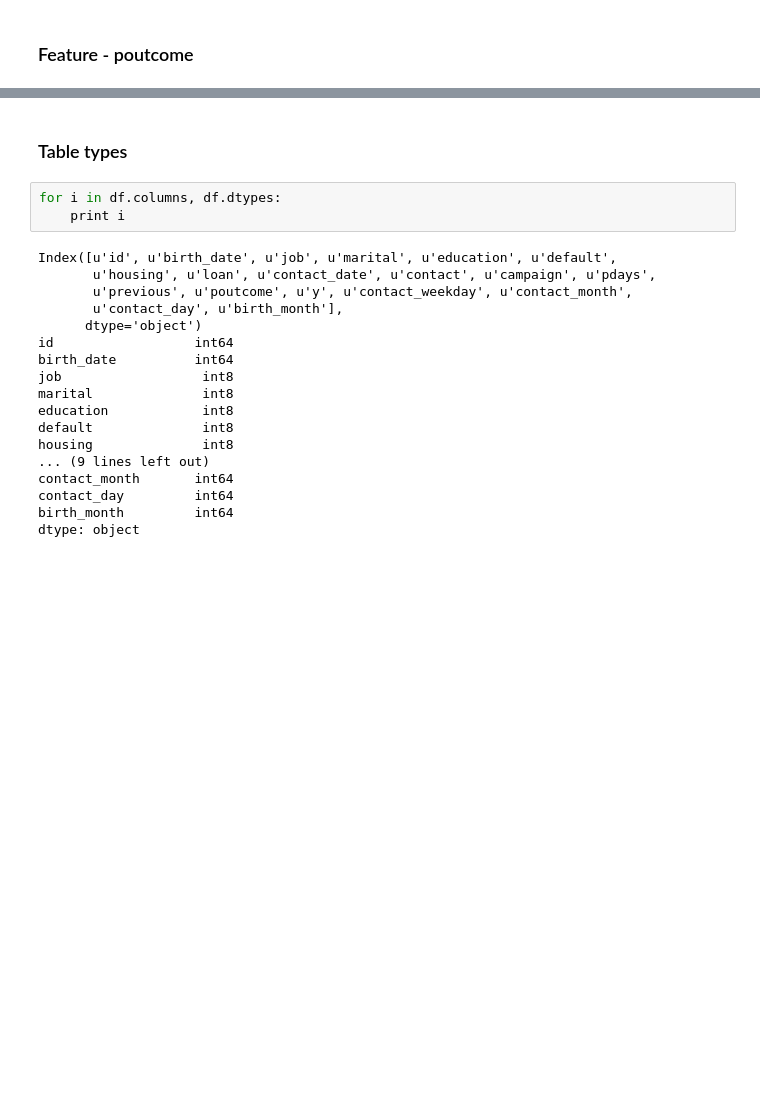
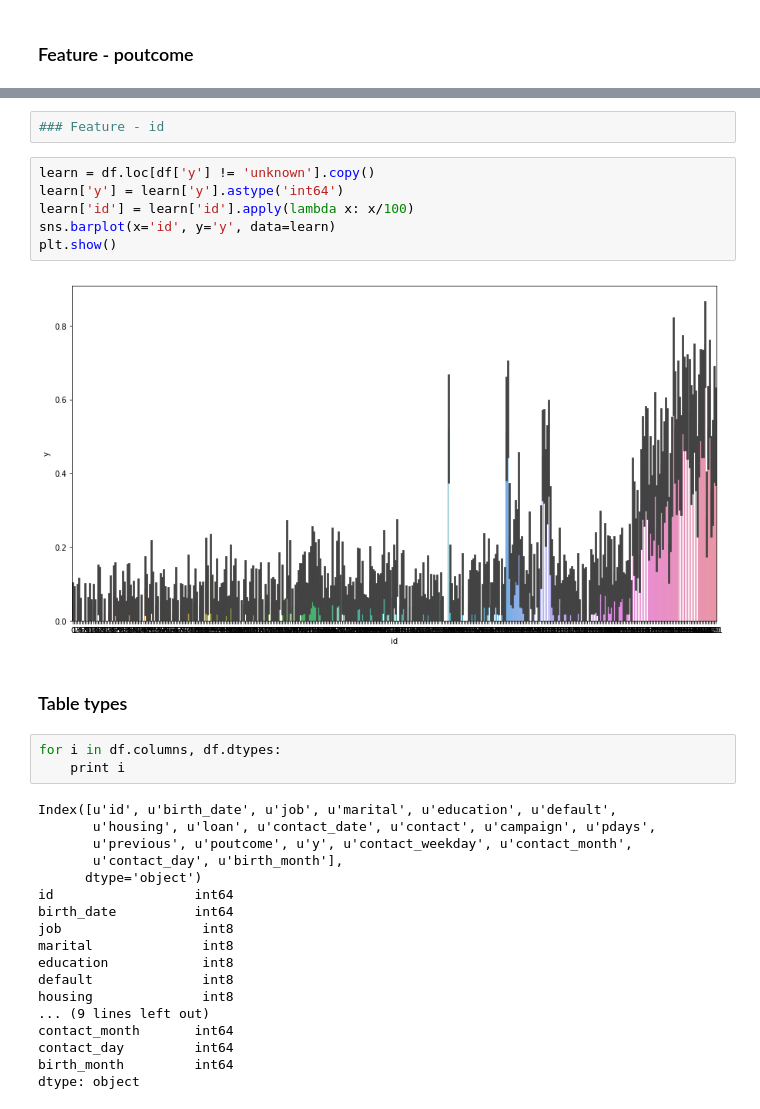
Before and after one commit to destruktiw/JNP3-1, a Jupyter notebook: Solution.ipynb, the cells around one changed output, grey strips where cells are left out. Saved outputs shown, nothing was run; the diff lists cells and outputs as text; blank space fills up the shorter version.

```diff
--- a/Solution.ipynb
+++ b/Solution.ipynb
@@ -210,3 +219,13 @@ df['poutcome'] = df.poutcome.astype('category').cat.codes
+# %%
+### Feature - id
+# %%
+learn = df.loc[df['y'] != 'unknown'].copy()
+learn['y'] = learn['y'].astype('int64')
+learn['id'] = learn['id'].apply(lambda x: x/100)
+sns.barplot(x='id', y='y', data=learn)
+plt.show()
+# %% [output]
+[figure, added]
 # %% [markdown]
 ### Table types
 # %%
```
Also changed, not shown: parts of 25 cells of this notebook.
